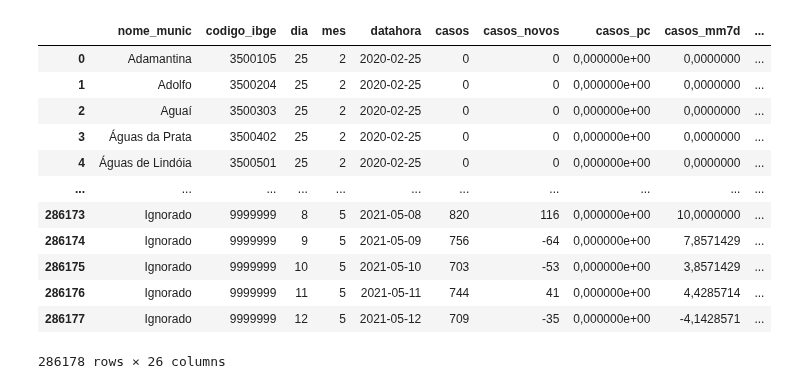
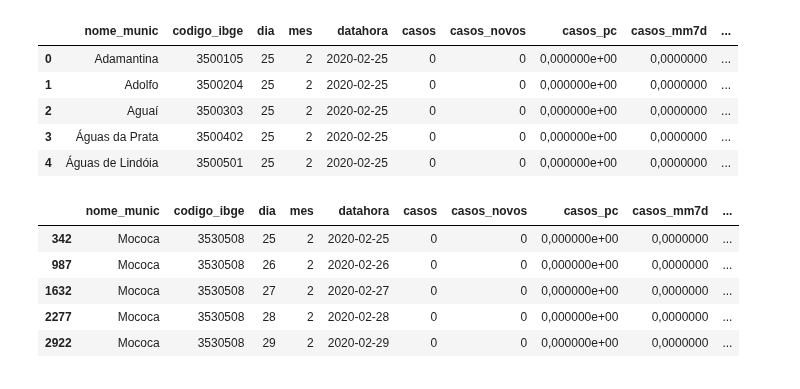
Before and after one commit to arturcgs/bootcamp-data-science-aplicada3, a Jupyter notebook: Aulas/Módulo_3.ipynb, the cells around one changed output. Saved outputs shown, nothing was run; the diff lists cells and outputs as text; code cells hidden in the pictures.

```diff
--- a/Aulas/Módulo_3.ipynb
+++ b/Aulas/Módulo_3.ipynb
@@ -5,20 +7,15 @@ import pandas as pd
 # %%
+#Importanto a base de dados
+
 url = 'https://github.com/arturcgs/BootcampDataScienceAplicada3/raw/main/Bancos_de_Dados/dados_covid_sp.zip'
 
 dados = pd.read_csv(url, sep=';', )
 
-dados
+dados.head()
 # %% [output]
 |  | nome_munic | codigo_ibge | dia | mes | datahora | casos | casos_novos | casos_pc | casos_mm7d | ... |
 | 0 | Adamantina | 3500105 | 25 | 2 | 2020-02-25 | 0 | 0 | 0,000000e+00 | 0,0000000 | ... |
 | 1 | Adolfo | 3500204 | 25 | 2 | 2020-02-25 | 0 | 0 | 0,000000e+00 | 0,0000000 | ... |
 | 2 | Aguaí | 3500303 | 25 | 2 | 2020-02-25 | 0 | 0 | 0,000000e+00 | 0,0000000 | ... |
 | 3 | Águas da Prata | 3500402 | 25 | 2 | 2020-02-25 | 0 | 0 | 0,000000e+00 | 0,0000000 | ... |
 | 4 | Águas de Lindóia | 3500501 | 25 | 2 | 2020-02-25 | 0 | 0 | 0,000000e+00 | 0,0000000 | ... |
-| ... | ... | ... | ... | ... | ... | ... | ... | ... | ... | ... |
-| 286173 | Ignorado | 9999999 | 8 | 5 | 2021-05-08 | 820 | 116 | 0,000000e+00 | 10,0000000 | ... |
-| 286174 | Ignorado | 9999999 | 9 | 5 | 2021-05-09 | 756 | -64 | 0,000000e+00 | 7,8571429 | ... |
-| 286175 | Ignorado | 9999999 | 10 | 5 | 2021-05-10 | 703 | -53 | 0,000000e+00 | 3,8571429 | ... |
-| 286176 | Ignorado | 9999999 | 11 | 5 | 2021-05-11 | 744 | 41 | 0,000000e+00 | 4,4285714 | ... |
-| 286177 | Ignorado | 9999999 | 12 | 5 | 2021-05-12 | 709 | -35 | 0,000000e+00 | -4,1428571 | ... |
-286178 rows × 26 columns
@@ -24,0 +31,13 @@ dados
+# %%
+#Selecionando os dados de Mococa
+
+dados_mococa = dados.loc[dados["nome_munic"] == "Mococa"]
+
+dados_mococa.head()
+# %% [output]
+|  | nome_munic | codigo_ibge | dia | mes | datahora | casos | casos_novos | casos_pc | casos_mm7d | ... |
+| 342 | Mococa | 3530508 | 25 | 2 | 2020-02-25 | 0 | 0 | 0,000000e+00 | 0,0000000 | ... |
+| 987 | Mococa | 3530508 | 26 | 2 | 2020-02-26 | 0 | 0 | 0,000000e+00 | 0,0000000 | ... |
+| 1632 | Mococa | 3530508 | 27 | 2 | 2020-02-27 | 0 | 0 | 0,000000e+00 | 0,0000000 | ... |
+| 2277 | Mococa | 3530508 | 28 | 2 | 2020-02-28 | 0 | 0 | 0,000000e+00 | 0,0000000 | ... |
+| 2922 | Mococa | 3530508 | 29 | 2 | 2020-02-29 | 0 | 0 | 0,000000e+00 | 0,0000000 | ... |
```
Also changed, not shown: parts of 5 cells of this notebook.
